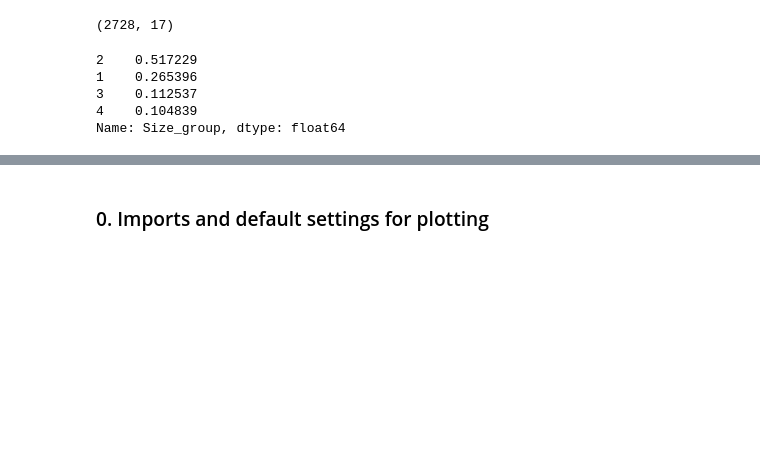
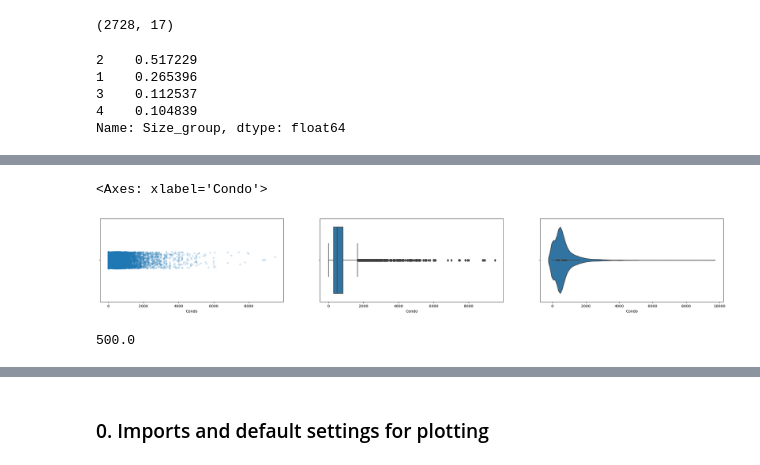
Before and after one commit to HWatanuki/Trabalho_D2APR, a Jupyter notebook: saopaulo-housing.ipynb, the cells around one changed output, grey strips where cells are left out. Cells and saved outputs as stored; diff of their text form; code cells hidden in the pictures; blank space fills up the shorter version.

```diff
--- a/saopaulo-housing.ipynb
+++ b/saopaulo-housing.ipynb
@@ -217,0 +237,9 @@ housing_test.to_csv('./sample_data/housing_test.csv', index=False)
+# %%
+fig, axes = plt.subplots(1, 3, figsize=(30, 4))
+
+sns.stripplot(data=housing_train, x='Condo', ax=axes[0], alpha=0.2)
+sns.boxplot(data=housing_train, x='Condo', ax=axes[1])
+sns.violinplot(data=housing_train, x='Condo', ax=axes[2])
+# %% [output]
+<Axes: xlabel='Condo'>
+[figure, added]
@@ -217,0 +249,5 @@ housing_test.to_csv('./sample_data/housing_test.csv', index=False)
+# %%
+median_Condo = housing_train_clean['Condo'].median()
+median_Condo
+# %% [output]
+500.0
```
Also changed, not shown: parts of 9 cells of this notebook.
